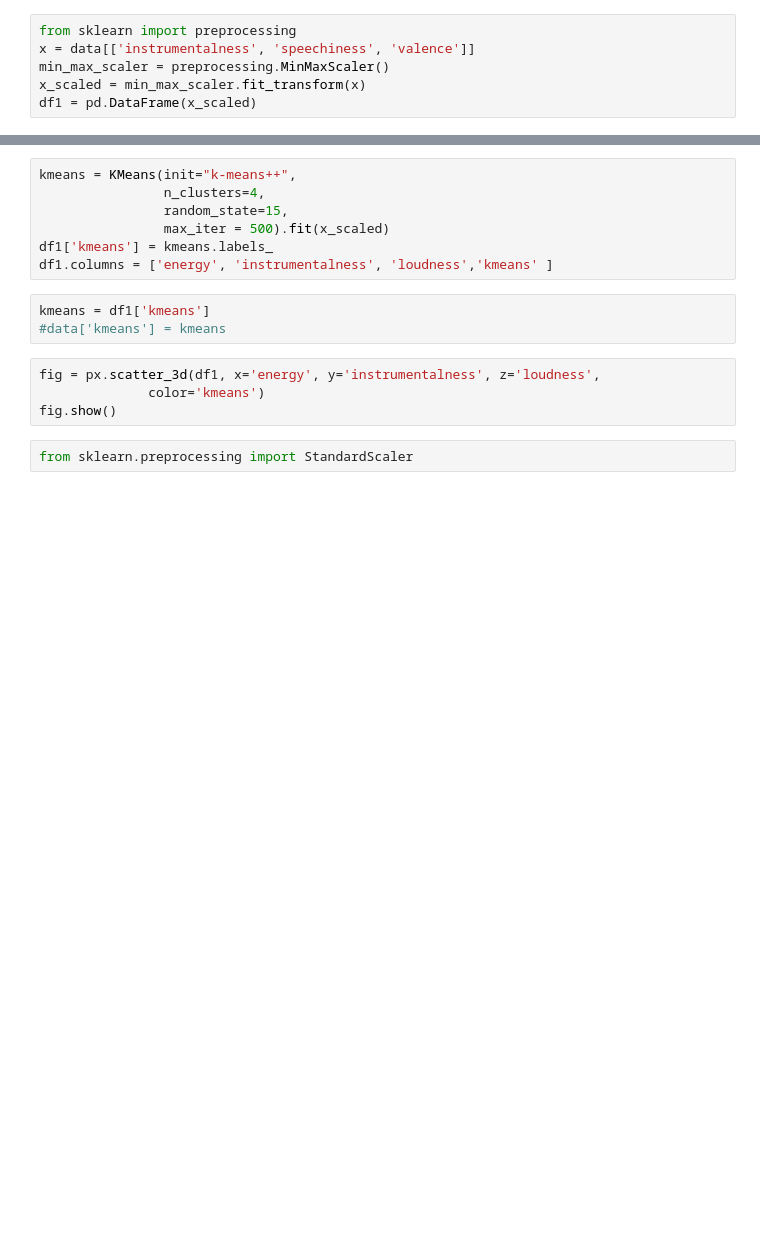
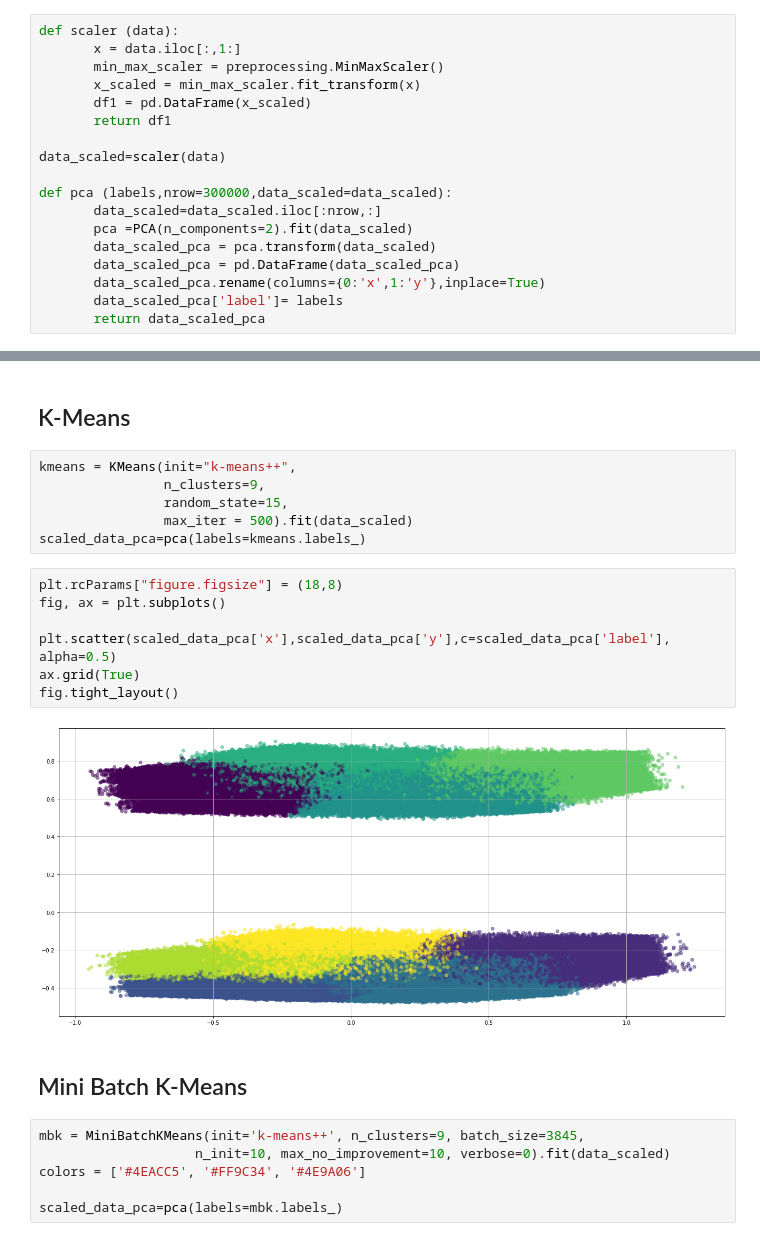
Before and after one commit to shehroz218/Spotify_dataset, a Jupyter notebook: Clustering.ipynb, the cells around one changed output, grey strips where cells are left out. Cells and saved outputs as stored; diff of their text form; blank space fills up the shorter version.

```diff
--- a/Clustering.ipynb
+++ b/Clustering.ipynb
@@ -46,6 +47,18 @@ data.describe()
-# %%
-from sklearn import preprocessing
-x = data[['instrumentalness', 'speechiness', 'valence']]
-min_max_scaler = preprocessing.MinMaxScaler()
-x_scaled = min_max_scaler.fit_transform(x)
-df1 = pd.DataFrame(x_scaled)
+# %%
+def scaler (data):
+       x = data.iloc[:,1:]
+       min_max_scaler = preprocessing.MinMaxScaler()
+       x_scaled = min_max_scaler.fit_transform(x)
+       df1 = pd.DataFrame(x_scaled)
+       return df1
+
+data_scaled=scaler(data)
+
+def pca (labels,nrow=300000,data_scaled=data_scaled):
+       data_scaled=data_scaled.iloc[:nrow,:]
+       pca =PCA(n_components=2).fit(data_scaled)
+       data_scaled_pca = pca.transform(data_scaled)
+       data_scaled_pca = pd.DataFrame(data_scaled_pca)
+       data_scaled_pca.rename(columns={0:'x',1:'y'},inplace=True)
+       data_scaled_pca['label']= labels
+       return data_scaled_pca
@@ -52,16 +79,25 @@ df1 = pd.DataFrame(x_scaled)
+# %% [markdown]
+## K-Means
 # %%
 kmeans = KMeans(init="k-means++",
-                n_clusters=4,
+                n_clusters=9,
                 random_state=15,
-                max_iter = 500).fit(x_scaled)
-df1['kmeans'] = kmeans.labels_
-df1.columns = ['energy', 'instrumentalness', 'loudness','kmeans' ]
+                max_iter = 500).fit(data_scaled)
+scaled_data_pca=pca(labels=kmeans.labels_)
-# %%
-kmeans = df1['kmeans']
-#data['kmeans'] = kmeans
-# %%
-fig = px.scatter_3d(df1, x='energy', y='instrumentalness', z='loudness',
-              color='kmeans')
-fig.show()
-# %%
-from sklearn.preprocessing import StandardScaler
+# %%
+plt.rcParams["figure.figsize"] = (18,8)
+fig, ax = plt.subplots()
+
+plt.scatter(scaled_data_pca['x'],scaled_data_pca['y'],c=scaled_data_pca['label'], alpha=0.5)
+ax.grid(True)
+fig.tight_layout()
+# %% [output]
+[figure, added]
+# %% [markdown]
+## Mini Batch K-Means
+# %%
+mbk = MiniBatchKMeans(init='k-means++', n_clusters=9, batch_size=3845,
+                    n_init=10, max_no_improvement=10, verbose=0).fit(data_scaled)
+colors = ['#4EACC5', '#FF9C34', '#4E9A06']
+
+scaled_data_pca=pca(labels=mbk.labels_)
```
Also changed, not shown: parts of 27 cells of this notebook.
